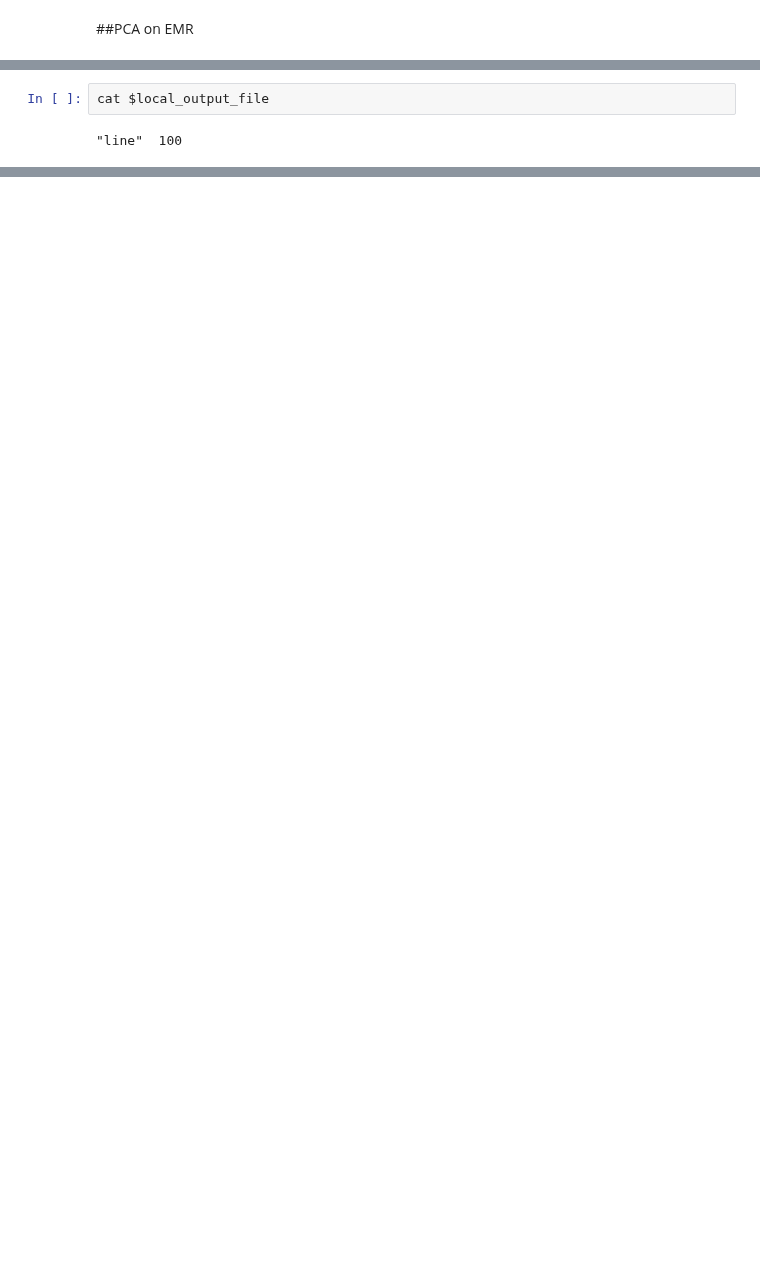
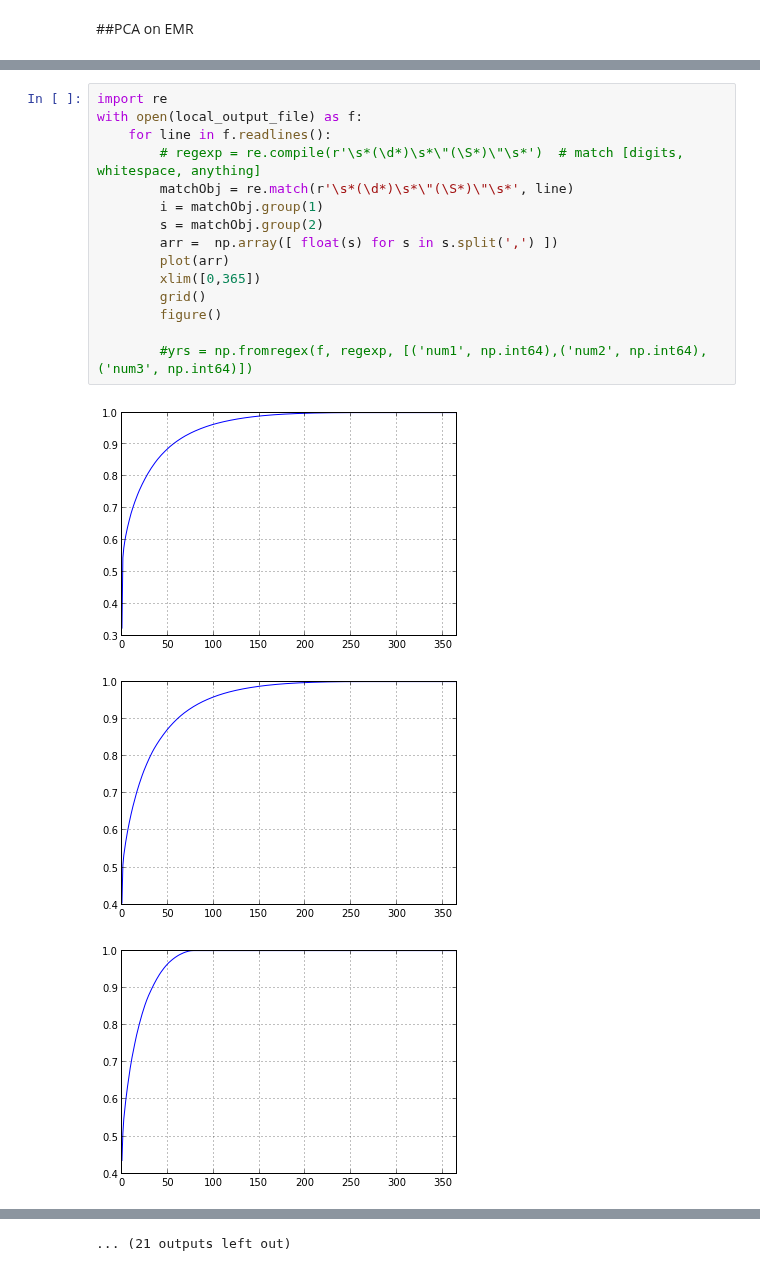
Before and after one commit to panagosg7/UCSD_BigData, a Jupyter notebook: notebooks/weather.mapreduce/Weather_01.ipynb, the cells around one changed output, grey strips where cells are left out. Cells and saved outputs as stored; diff of their text form; blank space fills up the shorter version.

```diff
--- a/notebooks/weather.mapreduce/Weather_01.ipynb
+++ b/notebooks/weather.mapreduce/Weather_01.ipynb
@@ -767,4 +998,19 @@ AttributeError: 'generator' object has no attribute 'tolist'
-# %%
-cat $local_output_file
-# %% [output]
-"line"  100
+# %%
+import re
+with open(local_output_file) as f:
+    for line in f.readlines():
+        # regexp = re.compile(r'\s*(\d*)\s*\"(\S*)\"\s*')  # match [digits, whitespace, anything]
+        matchObj = re.match(r'\s*(\d*)\s*\"(\S*)\"\s*', line)
+        i = matchObj.group(1)
+        s = matchObj.group(2)
+        arr =  np.array([ float(s) for s in s.split(',') ])
+        plot(arr)
+        xlim([0,365])
+        grid()
+        figure()
+
+        #yrs = np.fromregex(f, regexp, [('num1', np.int64),('num2', np.int64),('num3', np.int64)])
+# %% [output]
+[figure, added]
+[figure, added]
+[figure, added]
@@ -771,3 +1026,4 @@ cat $local_output_file
+... (21 outputs left out)
 # %%
 emr_pca_file = output_dir + 'pca.txt'
 #!python weather_01.py -r emr --emr-job-flow-id  $job_flow_id   hdfs:/weather/weather.csv   > $emr_count_file
```
Also changed, not shown: parts of 16 cells of this notebook, 2 other files.
